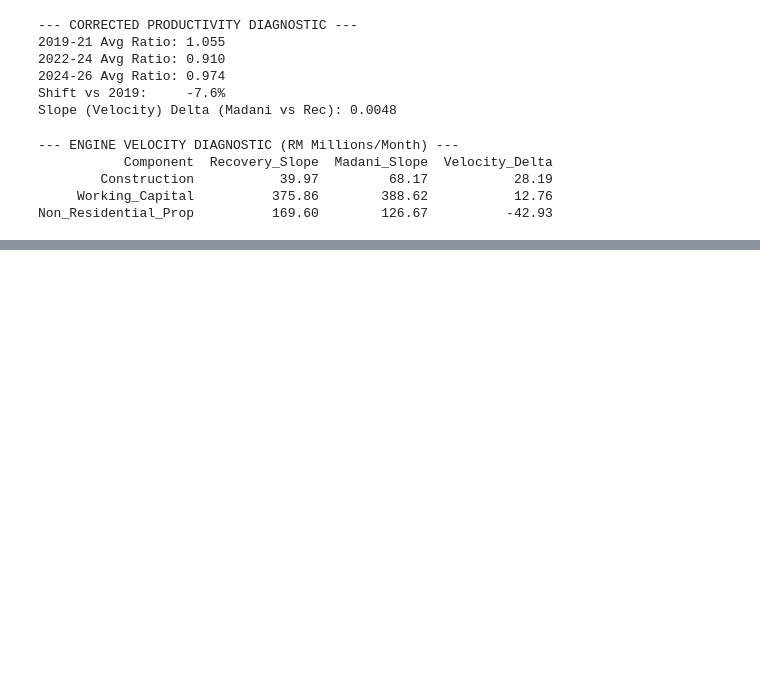
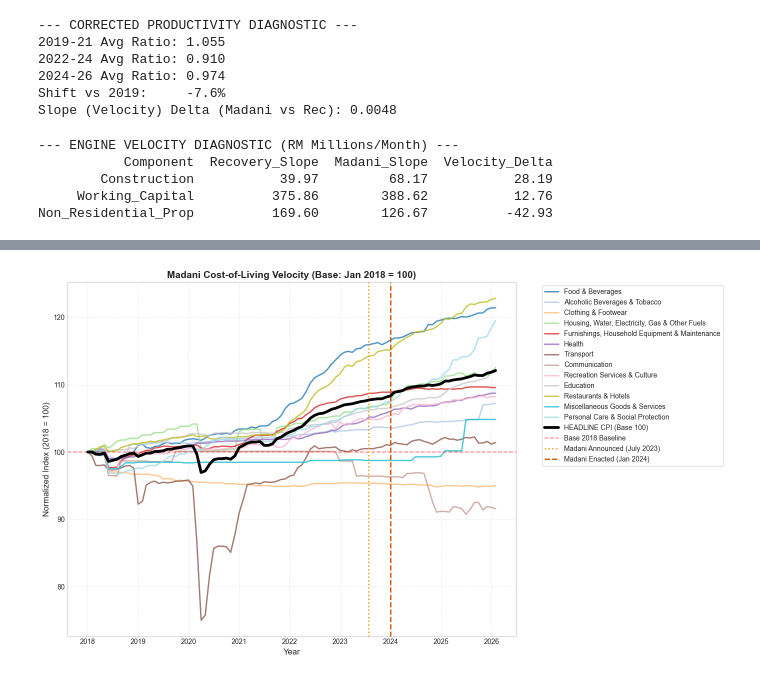
Before and after one commit to SJEGoh/Regional-Project, a Jupyter notebook: report.ipynb, the cells around one changed output, grey strips where cells are left out. Drawn from its saved outputs; the diff is of its cells as text; code cells hidden in the pictures; blank space fills up the shorter version.

```diff
--- a/report.ipynb
+++ b/report.ipynb
@@ -3282,3 +3282,11 @@ print(engine_scorecard.to_string(index=False))
         Construction           39.97         68.17           28.19
      Working_Capital          375.86        388.62           12.76
 Non_Residential_Prop          169.60        126.67          -42.93
+# %%
+# If not already installed, do: pip install pandas fastparquet
+URL_DATA = 'https://storage.dosm.gov.my/cpi/cpi_2d.parquet'
+
+cpi_df = pd.read_parquet(URL_DATA)
+if 'date' in cpi_df.columns: cpi_df['date'] = pd.to_datetime(cpi_df['date'])
+
+print(cpi_df)
@@ -3284,0 +3308,74 @@ Non_Residential_Prop          169.60        126.67          -42.93
+# %%
+import matplotlib.pyplot as plt
+import numpy as np
+import pandas as pd
+
+# 1. Define the Mapping Dictionary
+cpi_mapping = {
+    'overall': 'All items (HEADLINE CPI)',
+    '01':      'Food & Beverages',
+    '02':      'Alcoholic Beverages & Tobacco',
+    '03':      'Clothing & Footwear',
+    '04':      'Housing, Water, Electricity, Gas & Other Fuels',
+    '05':      'Furnishings, Household Equipment & Maintenance',
+    '06':      'Health',
+    '07':      'Transport',
+    '08':      'Communication',
+    '09':      'Recreation Services & Culture',
+    '10':      'Education',
+    '11':      'Restaurants & Hotels',
+    '12':      'Miscellaneous Goods & Services',
+    '13':      'Personal Care & Social Protection'
+}
+
+# 2. Filter for 2018 onwards
+# Ensure the date column is in datetime format
+cpi_df['date'] = pd.to_datetime(cpi_df['date'])
+df_filtered = cpi_df[cpi_df['date'] >= '2018-01-01'].copy()
+
+plt.figure(figsize=(14, 8))
+
+# 3. Setup Unique Colors for Categories
+categories = [c for c in df_filtered['division'].unique() if str(c).lower() != 'overall']
+colors = plt.cm.tab20(np.linspace(0, 1, len(categories)))
+
+# 4. Loop through and Normalize each category
+for i, category in enumerate(categories):
+    subset = df_filtered[df_filtered['division'] == category].sort_values('date')
+    if subset.empty:
+        continue
+
+    # NORMALIZATION: (current / first_value_in_2018) * 100
+    # This forces every line to start exactly at 100.0
+    base_value = subset.iloc[0]['index']
+    normalized_values = (subset['index'] / base_value) * 100
+
+    label_name = cpi_mapping.get(str(category), f"Category {category}")
+    plt.plot(subset['date'], normalized_values, label=label_name, color=colors[i], alpha=0.8, linewidth=2)
+
+# 5. Highlight the 'overall' (The National Floor)
+# Case-insensitive match, then normalize
+overall_data = df_filtered[df_filtered['division'].str.lower() == 'overall'].sort_values('date')
+
+if not overall_data.empty:
+    base_overall = overall_data.iloc[0]['index']
+    normalized_overall = (overall_data['index'] / base_overall) * 100
+
+    plt.plot(overall_data['date'], normalized_overall,
+             color='black', linewidth=4, label='HEADLINE CPI (Base 100)', zorder=10)
+
+# 6. Final Professional Formatting
+plt.axhline(100, color='red', linestyle='--', alpha=0.5, label="Base 2018 Baseline")
+plt.title("Madani Cost-of-Living Velocity (Base: Jan 2018 = 100)", fontsize=14, fontweight='bold')
+plt.xlabel("Year", fontsize=12)
+plt.ylabel("Normalized Index (2018 = 100)", fontsize=12)
+plt.axvline(announcement_date, color='#f39c12', linestyle=':', linewidth=2, label='Madani Announced (July 2023)')
+    # Enactment Line
+plt.axvline(enactment_date, color='#d35400', linestyle='--', linewidth=2, label='Madani Enacted (Jan 2024)')
+# Move legend outside
+plt.legend(bbox_to_anchor=(1.05, 1), loc='upper left', fontsize='medium', frameon=True)
+plt.grid(True, linestyle='--', alpha=0.4)
+plt.tight_layout()
+plt.show()
+# %% [output]
+[figure, added]
```
Also changed, not shown: parts of 6 cells of this notebook, 3 other files.
